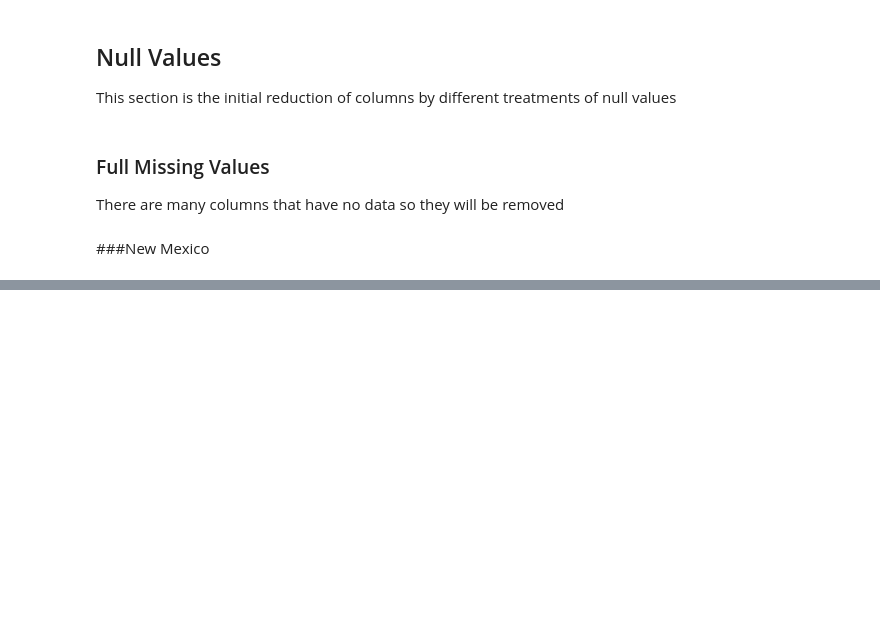
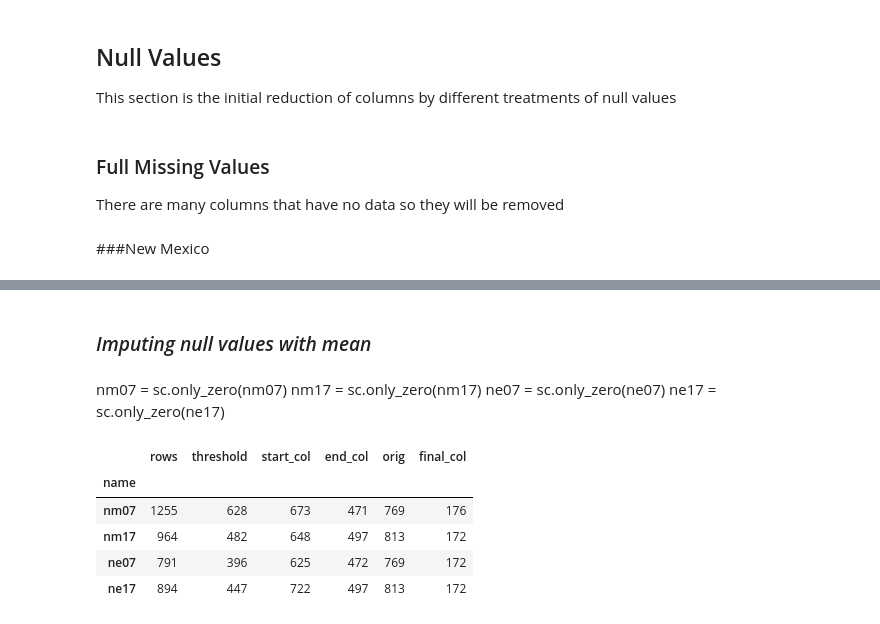
Before and after one commit to a-barker/QGIS-data-project, a Jupyter notebook: notebooks/1_EDA.ipynb, the cells around one changed output, grey strips where cells are left out. Drawn from its saved outputs; the diff is of its cells as text; code cells hidden in the pictures; blank space fills up the shorter version.

```diff
--- a/notebooks/1_EDA.ipynb
+++ b/notebooks/1_EDA.ipynb
@@ -298,0 +572,10 @@ There are many columns that have no data so they will be removed
+# %%
+#Nebraska 2017
+null_counts = ne17.isnull().sum()
+nulls = null_counts[null_counts>447]
+sc_list = list(nulls.index)
+
+#remove them
+ne17 = ne17.drop(sc_list,axis=1)
+all_df_att.loc[all_df_att['name']=='ne17',['end_col']] = ne17.shape[1]
+all_df_att
@@ -298,0 +588,2 @@ There are many columns that have no data so they will be removed
+# %% [markdown]
+### _Imputing null values with mean_
@@ -298,0 +595,5 @@ There are many columns that have no data so they will be removed
+# %% [markdown]
+nm07 = sc.only_zero(nm07)
+nm17 = sc.only_zero(nm17)
+ne07 = sc.only_zero(ne07)
+ne17 = sc.only_zero(ne17)
@@ -298,0 +618,9 @@ There are many columns that have no data so they will be removed
+# %%
+all_df_att.set_index('name')
+# %% [output]
+|  | rows | threshold | start_col | end_col | orig | final_col |
+| name |  |  |  |  |  |  |
+| nm07 | 1255 | 628 | 673 | 471 | 769 | 176 |
+| nm17 | 964 | 482 | 648 | 497 | 813 | 172 |
+| ne07 | 791 | 396 | 625 | 472 | 769 | 172 |
+| ne17 | 894 | 447 | 722 | 497 | 813 | 172 |
```
Also changed, not shown: parts of 30 cells of this notebook, 11 other files.
